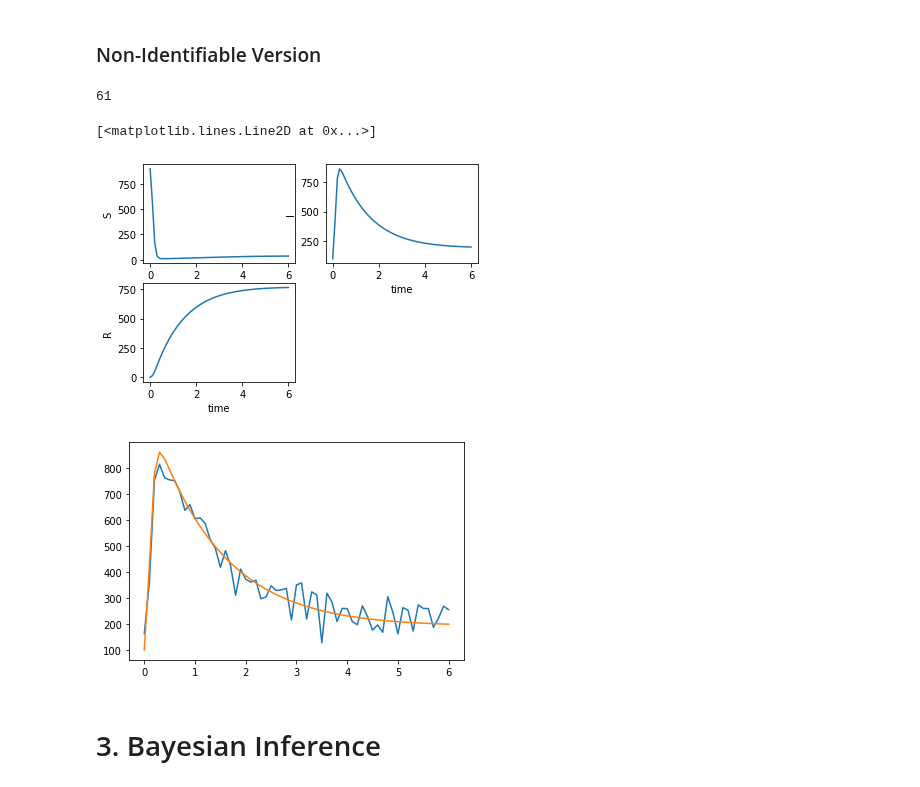
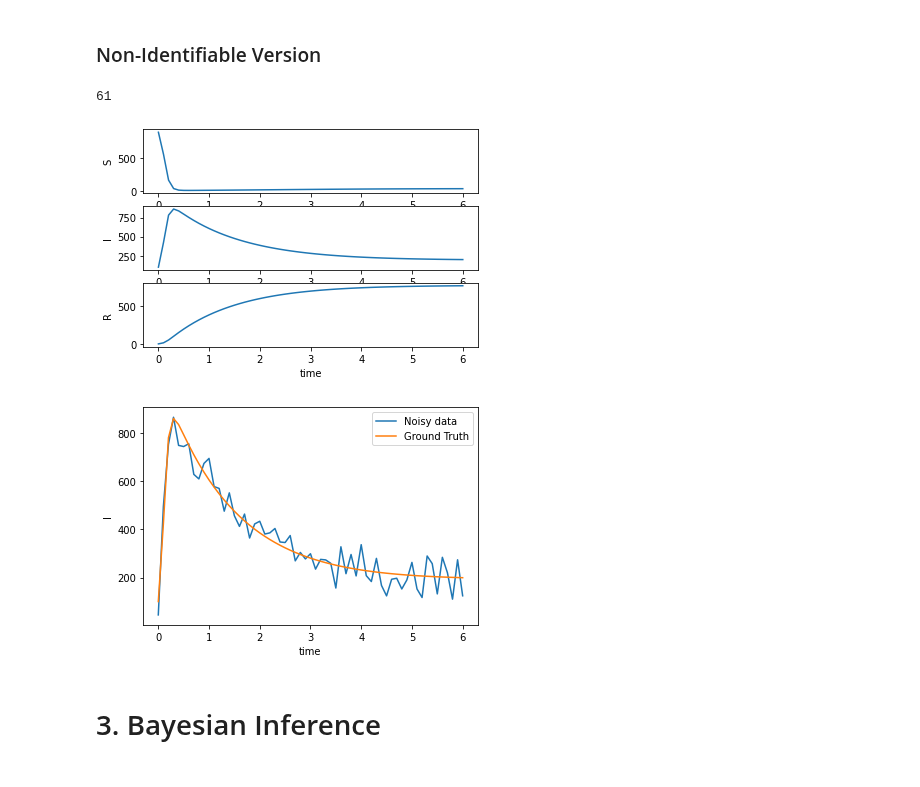
Before and after one commit to hardikparwana/aerosp567, a Jupyter notebook: Project 2/Project2_2-Copy1.ipynb, the cells around one changed output. Cells and saved outputs as stored; diff of their text form; code cells hidden in the pictures.

```diff
--- a/Project 2/Project2_2-Copy1.ipynb
+++ b/Project 2/Project2_2-Copy1.ipynb
@@ -221,7 +221,7 @@ def banana_log_pdf(x):
 # Testing banana sampler
 x = []
 y = []
-for i in range(10000):
+for i in range(100000):
     sample = banana_sampler()
     x.append(sample[0]); y.append(sample[1])
 plt.plot(x,y,'*')
@@ -656,6 +681,8 @@ time taken 0.0016295909881591797
 # %% [markdown]
 ### Non-Identifiable Version
 # %%
+name = "non_id_"
+
 theta_NI = np.array([0.2,0.1,0.6,0.15])
 def SIR_NI(t, y, theta):
     S = y[0]; I = y[1]; R = y[2];
@@ -663,41 +690,45 @@ def SIR_NI(t, y, theta):
     N = 1000
     dS = delta*N - delta*S - gamma*k*I*S
     dI = gamma*k*I*S - (r+delta)*I
     dR = r*I - delta*R
     return np.array([dS,dI,dR])
 SIR_theta_NI = lambda t, y: SIR_NI(t, y, theta_NI)
 sol_NI = scipy.integrate.solve_ivp(SIR_theta_NI, [0,6], np.array([900,100,0]), t_eval = np.linspace(0,6,61), method='RK45')
 # sol_NI = scipy.integrate.odeint(SIR_theta_NI, np.array([900,100,0]), np.linspace(0,6,61) )
 
 I_NI = sol.y[1,:]
 std_dev = 50
 print(np.shape(I_NI)[0])
 I_DATA_NI = I_NI + std_dev*np.random.randn(np.shape(I_NI)[0])
 
 t = np.linspace(0,6,61)
-plt.subplot(221)
+plt.subplot(311)
 plt.plot(t, sol_NI.y[0,:])
 plt.xlabel('time')
 plt.ylabel('S')
 
-plt.subplot(222)
+plt.subplot(312)
 plt.plot(t, sol_NI.y[1,:])
 plt.xlabel('time')
 plt.ylabel('I')
 
-plt.subplot(223)
+plt.subplot(313)
 plt.plot(t, sol_NI.y[2,:])
 plt.xlabel('time')
 plt.ylabel('R')
+plt.savefig(name+"SIR"+".png")
 
 plt.figure()
-plt.plot(t,I_DATA_NI)
-plt.plot(t,I_NI)
+plt.plot(sol.t,I_DATA_NI,label='Noisy data')
+plt.plot(sol.t,I_NI,label='Ground Truth')
+plt.ylabel('I')
+plt.xlabel('time')
+plt.legend()
+plt.savefig(name+"Inoise"+".png")
 # %% [output]
 61
-[<matplotlib.lines.Line2D at 0x...>]
-[figure, old version]
+[figure, new version]
-[figure, old version]
+[figure, new version]
 # %% [markdown]
 # 3. Bayesian Inference
 # %%
```
Also changed, not shown: parts of 14 cells of this notebook.
